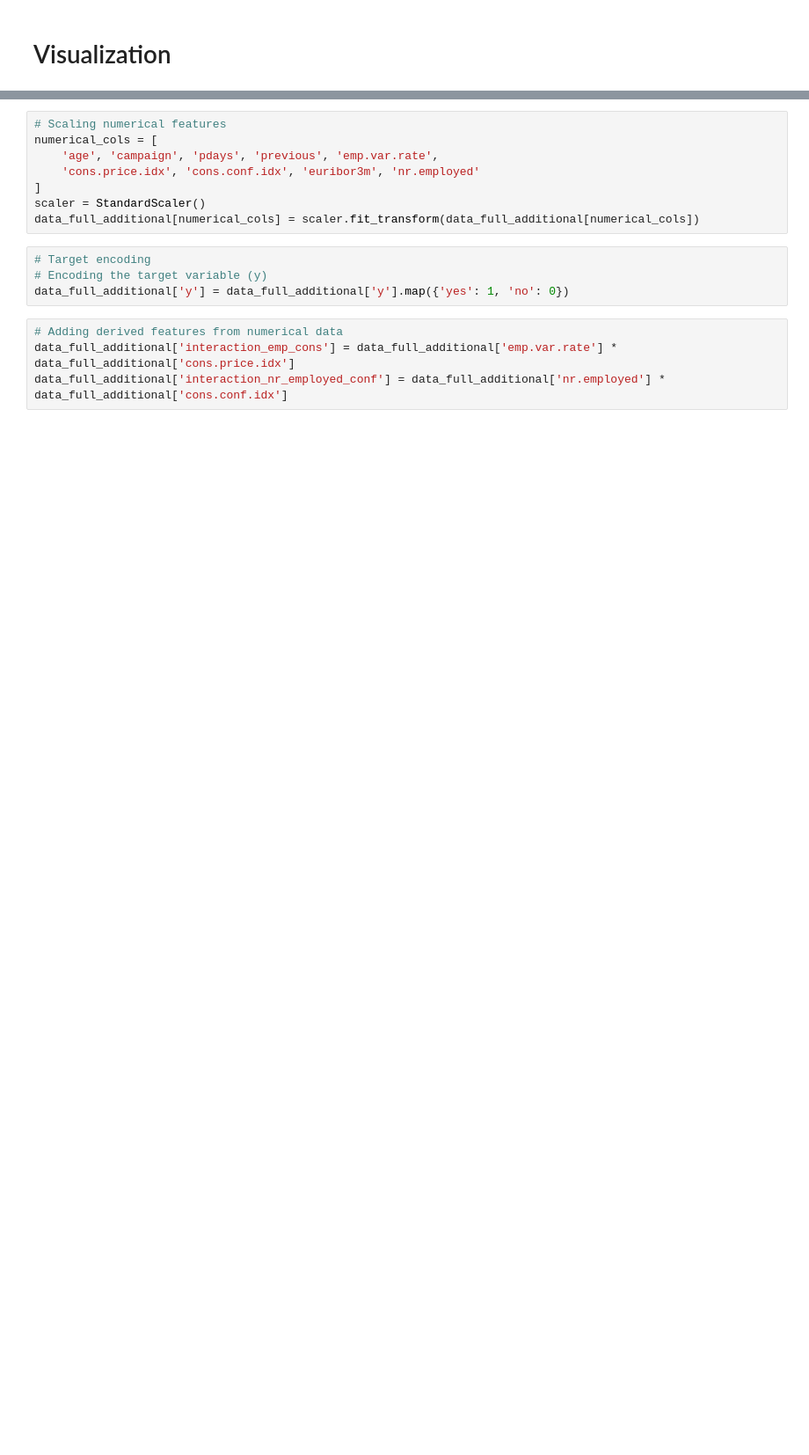
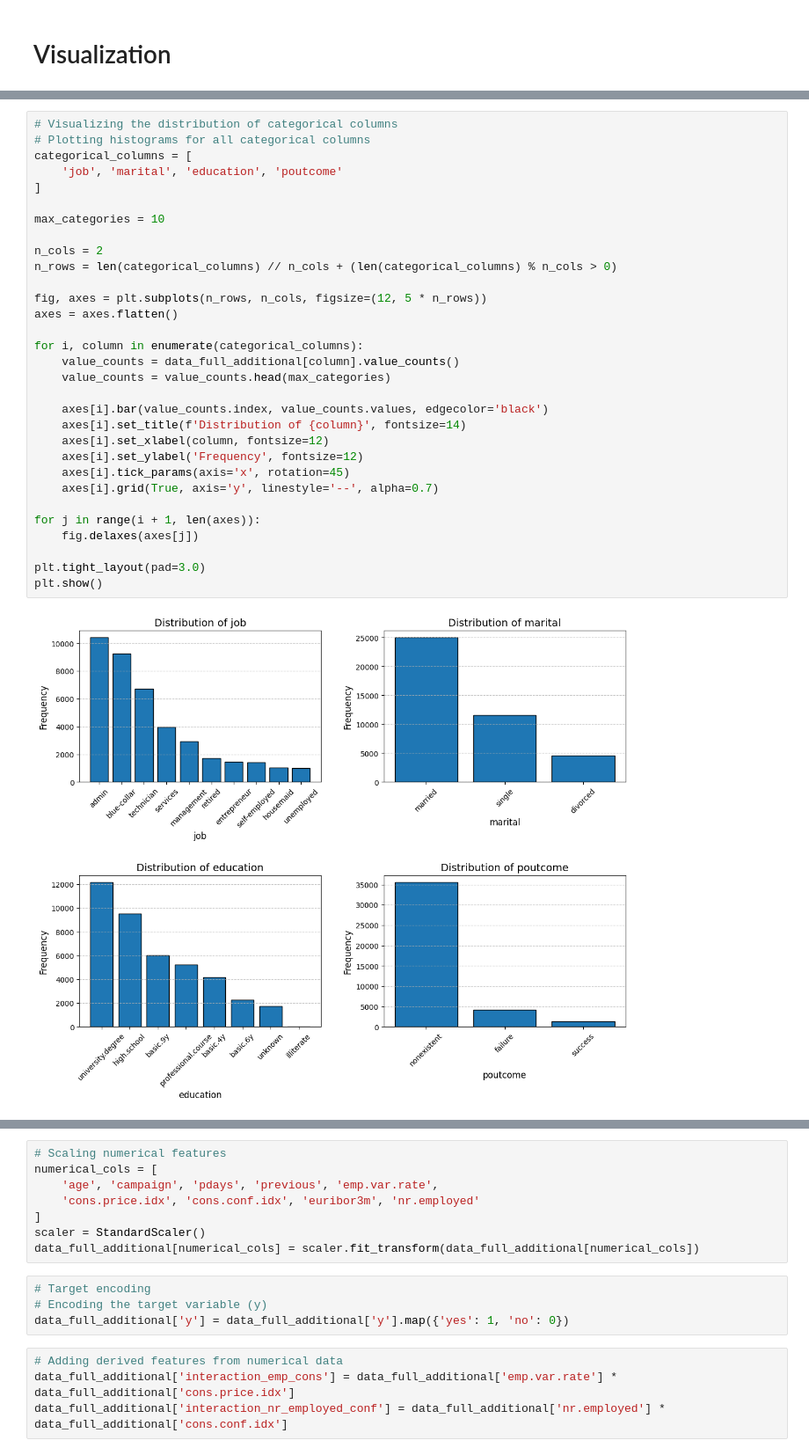
Before and after one commit to ShabnaIlmi/Bank-Marketing-Random-Forest-and-Neural-Networks, a Jupyter notebook: Coursework.ipynb, the cells around one changed output, grey strips where cells are left out. Shown at 88% size. Cells and saved outputs as stored; diff of their text form; blank space fills up the shorter version.

```diff
--- a/Coursework.ipynb
+++ b/Coursework.ipynb
@@ -298,0 +238,33 @@ plt.show()
+# %%
+# Visualizing the distribution of categorical columns
+# Plotting histograms for all categorical columns
+categorical_columns = [
+    'job', 'marital', 'education', 'poutcome'
+]
+
+max_categories = 10
+
+n_cols = 2
+n_rows = len(categorical_columns) // n_cols + (len(categorical_columns) % n_cols > 0)
+
+fig, axes = plt.subplots(n_rows, n_cols, figsize=(12, 5 * n_rows))
+axes = axes.flatten()
+
+for i, column in enumerate(categorical_columns):
+    value_counts = data_full_additional[column].value_counts()
+    value_counts = value_counts.head(max_categories)
+
+    axes[i].bar(value_counts.index, value_counts.values, edgecolor='black')
+    axes[i].set_title(f'Distribution of {column}', fontsize=14)
+    axes[i].set_xlabel(column, fontsize=12)
+    axes[i].set_ylabel('Frequency', fontsize=12)
+    axes[i].tick_params(axis='x', rotation=45)
+    axes[i].grid(True, axis='y', linestyle='--', alpha=0.7)
+
+for j in range(i + 1, len(axes)):
+    fig.delaxes(axes[j])
+
+plt.tight_layout(pad=3.0)
+plt.show()
+# %% [output]
+[figure, added]
```
Also changed, not shown: parts of 48 cells of this notebook.
